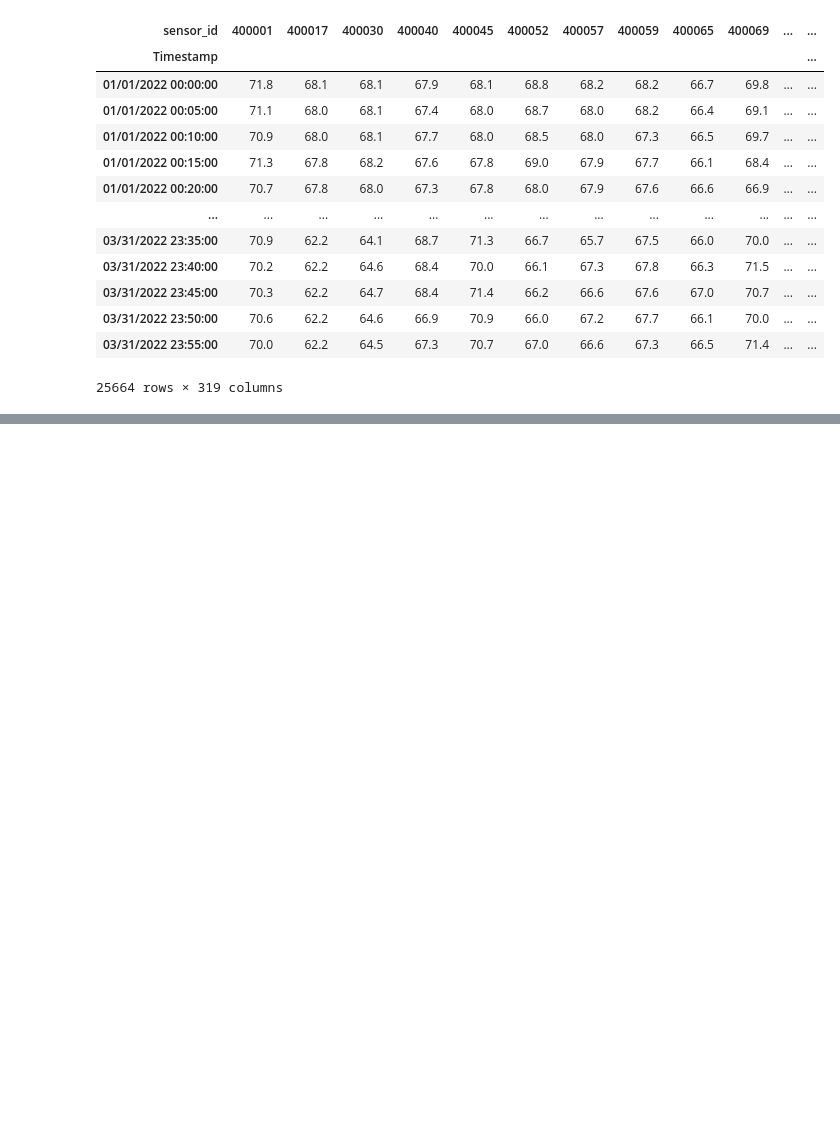
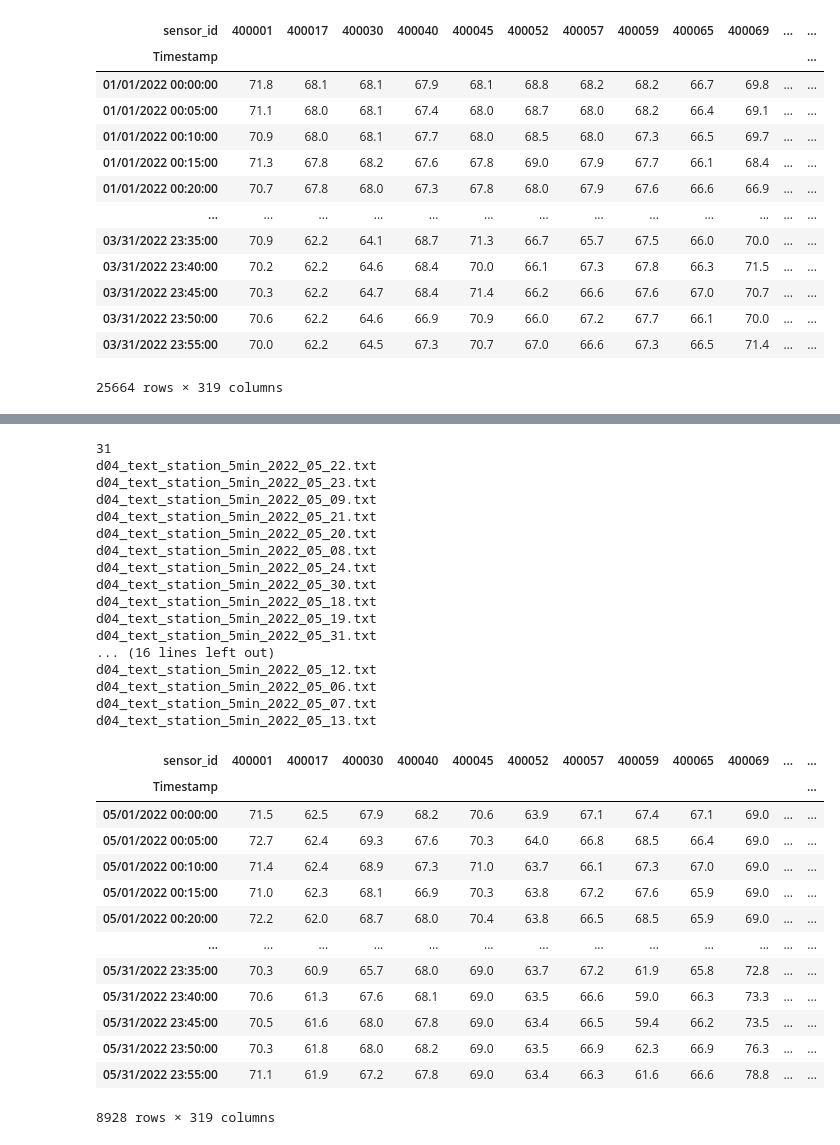
Before and after one commit to ClimbWorm/CS512-22fall, a Jupyter notebook: Dataset/Dataset.ipynb, the cells around one changed output, grey strips where cells are left out. Cells and saved outputs as stored; diff of their text form; code cells hidden in the pictures; blank space fills up the shorter version.

```diff
--- a/Dataset/Dataset.ipynb
+++ b/Dataset/Dataset.ipynb
@@ -495,0 +546,35 @@ h5test['speed']
+# %%
+df_May = get_pivoted_table(path2)
+df_May
+# %% [output]
+31
+d04_text_station_5min_2022_05_22.txt
+d04_text_station_5min_2022_05_23.txt
+d04_text_station_5min_2022_05_09.txt
+d04_text_station_5min_2022_05_21.txt
+d04_text_station_5min_2022_05_20.txt
+d04_text_station_5min_2022_05_08.txt
+d04_text_station_5min_2022_05_24.txt
+d04_text_station_5min_2022_05_30.txt
+d04_text_station_5min_2022_05_18.txt
+d04_text_station_5min_2022_05_19.txt
+d04_text_station_5min_2022_05_31.txt
+... (16 lines left out)
+d04_text_station_5min_2022_05_12.txt
+d04_text_station_5min_2022_05_06.txt
+d04_text_station_5min_2022_05_07.txt
+d04_text_station_5min_2022_05_13.txt
+| sensor_id | 400001 | 400017 | 400030 | 400040 | 400045 | 400052 | 400057 | 400059 | 400065 | 400069 | ... | ... |
+| Timestamp |  |  |  |  |  |  |  |  |  |  |  | ... |
+| 05/01/2022 00:00:00 | 71.5 | 62.5 | 67.9 | 68.2 | 70.6 | 63.9 | 67.1 | 67.4 | 67.1 | 69.0 | ... | ... |
+| 05/01/2022 00:05:00 | 72.7 | 62.4 | 69.3 | 67.6 | 70.3 | 64.0 | 66.8 | 68.5 | 66.4 | 69.0 | ... | ... |
+| 05/01/2022 00:10:00 | 71.4 | 62.4 | 68.9 | 67.3 | 71.0 | 63.7 | 66.1 | 67.3 | 67.0 | 69.0 | ... | ... |
+| 05/01/2022 00:15:00 | 71.0 | 62.3 | 68.1 | 66.9 | 70.3 | 63.8 | 67.2 | 67.6 | 65.9 | 69.0 | ... | ... |
+| 05/01/2022 00:20:00 | 72.2 | 62.0 | 68.7 | 68.0 | 70.4 | 63.8 | 66.5 | 68.5 | 65.9 | 69.0 | ... | ... |
+| ... | ... | ... | ... | ... | ... | ... | ... | ... | ... | ... | ... | ... |
+| 05/31/2022 23:35:00 | 70.3 | 60.9 | 65.7 | 68.0 | 69.0 | 63.7 | 67.2 | 61.9 | 65.8 | 72.8 | ... | ... |
+| 05/31/2022 23:40:00 | 70.6 | 61.3 | 67.6 | 68.1 | 69.0 | 63.5 | 66.6 | 59.0 | 66.3 | 73.3 | ... | ... |
+| 05/31/2022 23:45:00 | 70.5 | 61.6 | 68.0 | 67.8 | 69.0 | 63.4 | 66.5 | 59.4 | 66.2 | 73.5 | ... | ... |
+| 05/31/2022 23:50:00 | 70.3 | 61.8 | 68.0 | 68.2 | 69.0 | 63.5 | 66.9 | 62.3 | 66.9 | 76.3 | ... | ... |
+| 05/31/2022 23:55:00 | 71.1 | 61.9 | 67.2 | 67.8 | 69.0 | 63.4 | 66.3 | 61.6 | 66.6 | 78.8 | ... | ... |
+8928 rows × 319 columns
```
Also changed, not shown: parts of 14 cells of this notebook, 9 other files.
